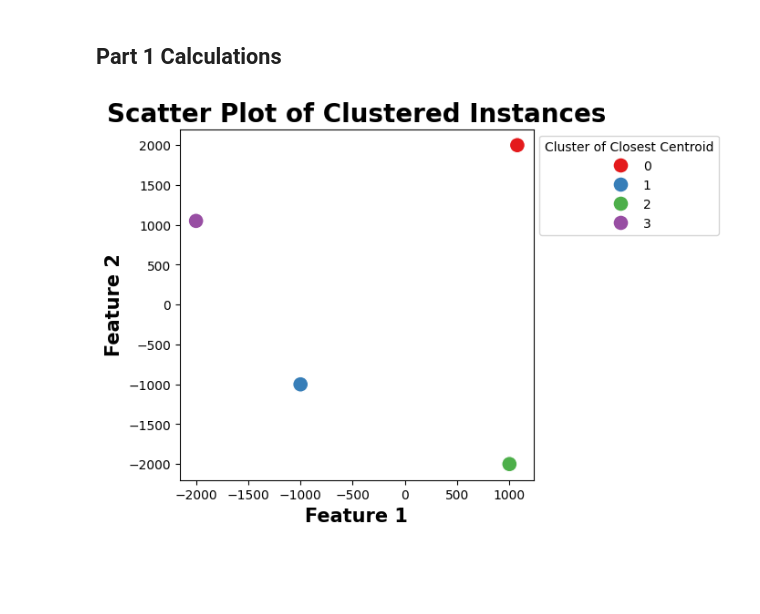
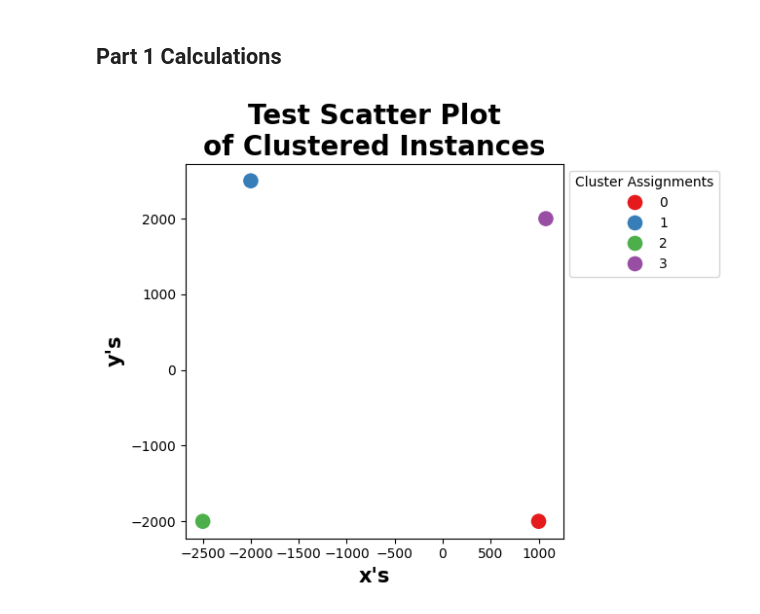
Before and after one commit to USFCA-CS663-Spring2024/kmeans-jaambat, a Jupyter notebook: Assignment 2 - Clustering.ipynb, the cells around one changed output. Drawn from its saved outputs; the diff is of its cells as text; code cells hidden in the pictures; blank space fills up the shorter version.

```diff
--- a/Assignment 2 - Clustering.ipynb
+++ b/Assignment 2 - Clustering.ipynb
@@ -40,13 +43,23 @@ Create a python-based implementation of the K-Means algorithm.
 # %%
 # Part 1 - Implement K means
 from KMeans import KMeans
 k_means = KMeans(k=4, max_iterations=100)
 
 # A list of test instances in 2-Dimensions
-x_test = [[-1000, -1000], [-2000, 1050], [1000, -2000], [1075, 2000]]
+x_test = [[-2500, -2000], [-2000, 2500], [1000, -2000], [1075, 2000]]
 
 # Test the implementations and plot the results.
-closest_centroids, centroid_coordinates = k_means.fit(x=x_test)
-k_means.plot_clustered_instances(instances=x_test, closest_centroids=closest_centroids, scatter_plot_dot_size=150)
+
+# Since randomly selected centroids may produce a centroid that's too far away, perform a kmeans until a randomly selected set of
+# centroids produces 4 clusters.
+closest_centroids, centroid_coordinates = k_means.fit(x=x_test,
+                                                      x_range=(-100, 100),
+                                                      y_range=(-100, 100))
+
+k_means.plot_clustered_instances(instances=x_test,
+                                 closest_centroids=closest_centroids,
+                                 scatter_plot_dot_size=150,
+                                 scatter_plot_title="Test Scatter Plot\nof Clustered Instances",
+                                 compare_against_make_blob=False)
 # %% [output]
-[figure, old version]
+[figure, new version]
```
Also changed, not shown: parts of 4 cells of this notebook, 2 other files.
